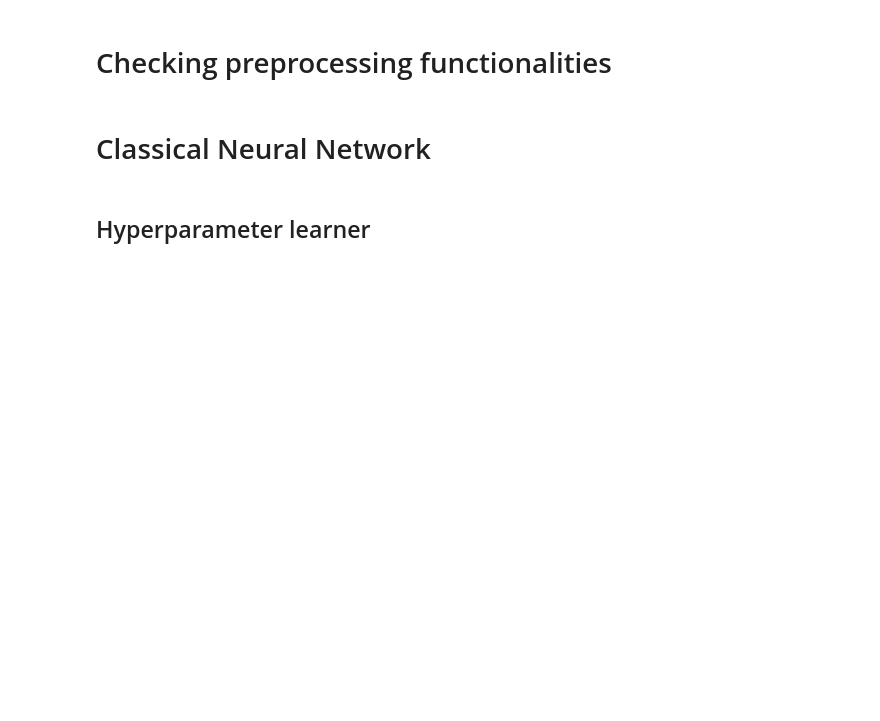
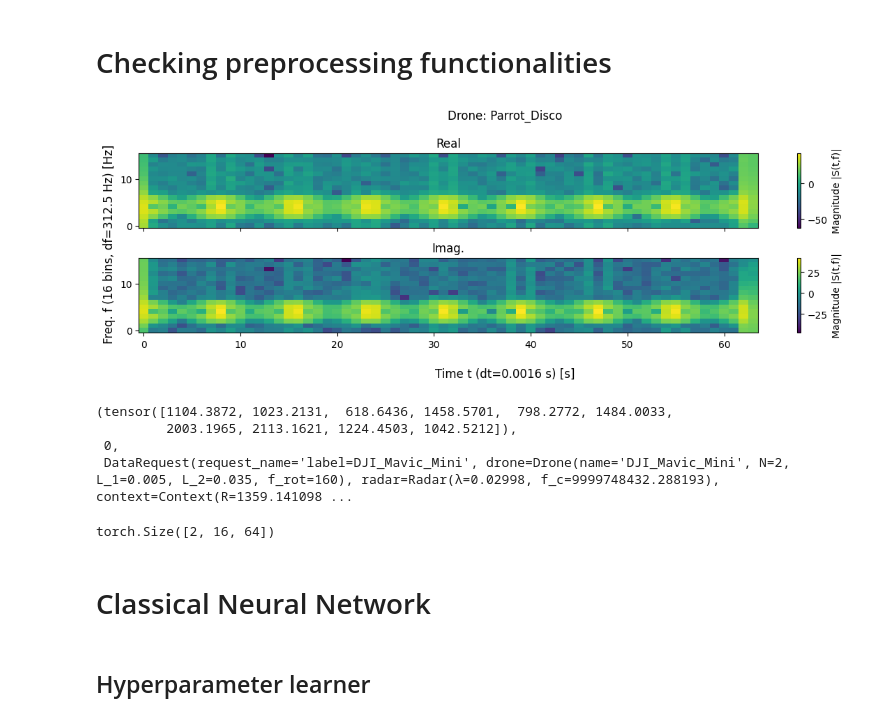
Before and after one commit to AdrianPanasiewicz/QML_for_radar_classification, a Jupyter notebook: MachineLearning/training_pipeline.ipynb, the cells around one changed output. Saved outputs shown, nothing was run; the diff lists cells and outputs as text; code cells hidden in the pictures; blank space fills up the shorter version.

```diff
--- a/MachineLearning/training_pipeline.ipynb
+++ b/MachineLearning/training_pipeline.ipynb
@@ -103,19 +100,26 @@ The autoreload extension is already loaded. To reload it, use:
 # %%
 PROJECT_ROOT = Path().cwd().parent
 type = "time_domain"
 load_path = PROJECT_ROOT / "Data" / "Datasets" / type / "training_dataset.pkl"
 
 md = DatasetMetadata.create_from_path(load_path)
 synt_dataset = SyntheticDataFileLoader(dataset_metadata=md)
 
-obj = synt_dataset.peek_sample(index=6000)
+obj = synt_dataset.peek_sample(index=1800)
 
 td_data_parser = TimeDomainDataParser()
 signal, label, misc_data = td_data_parser.extract_training_data_and_label(obj)
 td_data_parser.plot_drone_spectrogram(signal, misc_data, nperseg=32, noverlap=16)
+# %% [output]
+[figure, added]
 # %%
 parsed_signal, label, misc_data = td_data_parser.parse_data_object(obj)
 parsed_signal, label, misc_data
+# %% [output]
+(tensor([1104.3872, 1023.2131,  618.6436, 1458.5701,  798.2772, 1484.0033,
+         2003.1965, 2113.1621, 1224.4503, 1042.5212]),
+ 0,
+ DataRequest(request_name='label=DJI_Mavic_Mini', drone=Drone(name='DJI_Mavic_Mini', N=2, L_1=0.005, L_2=0.035, f_rot=160), radar=Radar(λ=0.02998, f_c=9999748432.288193), context=Context(R=1359.141098 ...
 # %%
 PROJECT_ROOT = Path().cwd().parent
 type = "frequency_domain"
@@ -124,11 +128,13 @@ load_path = PROJECT_ROOT / "Data" / "Datasets" / type / "training_dataset.pkl"
 md = DatasetMetadata.create_from_path(load_path)
 synt_dataset = SyntheticDataFileLoader(dataset_metadata=md)
 
-obj = synt_dataset.peek_sample(index=6000)
+obj = synt_dataset.peek_sample(index=200)
 
 td_data_parser = FrequencyDomainDataParser()
 signal, label, misc_data = td_data_parser.parse_data_object(obj, bin_size=1, return_mag=False)
 print(signal.shape)
+# %% [output]
+torch.Size([2, 16, 64])
 # %% [markdown]
 # Classical Neural Network
 # %% [markdown]
```
Also changed, not shown: parts of 1 cell of this notebook, 4 other files.
